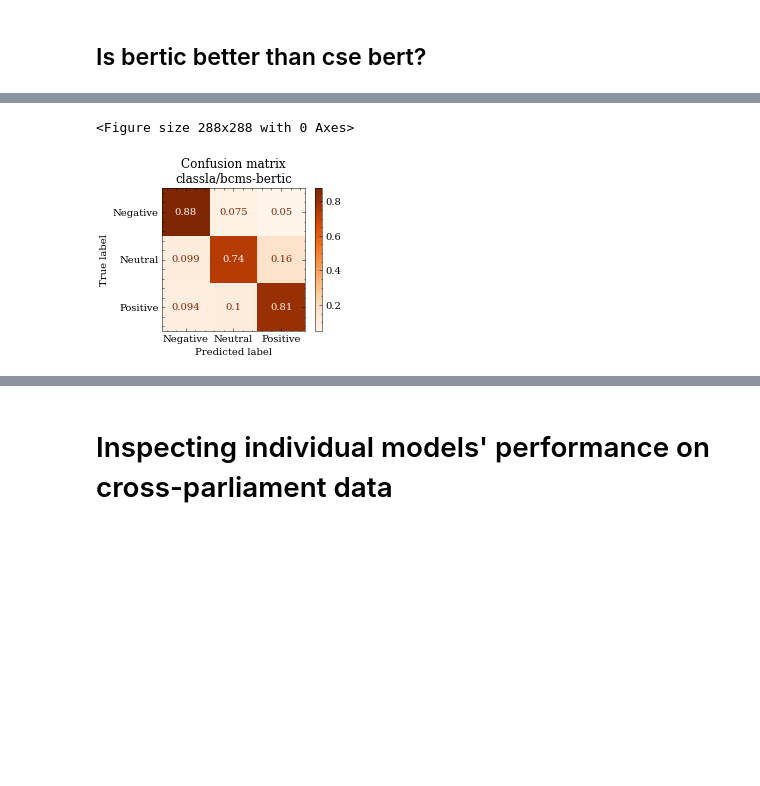
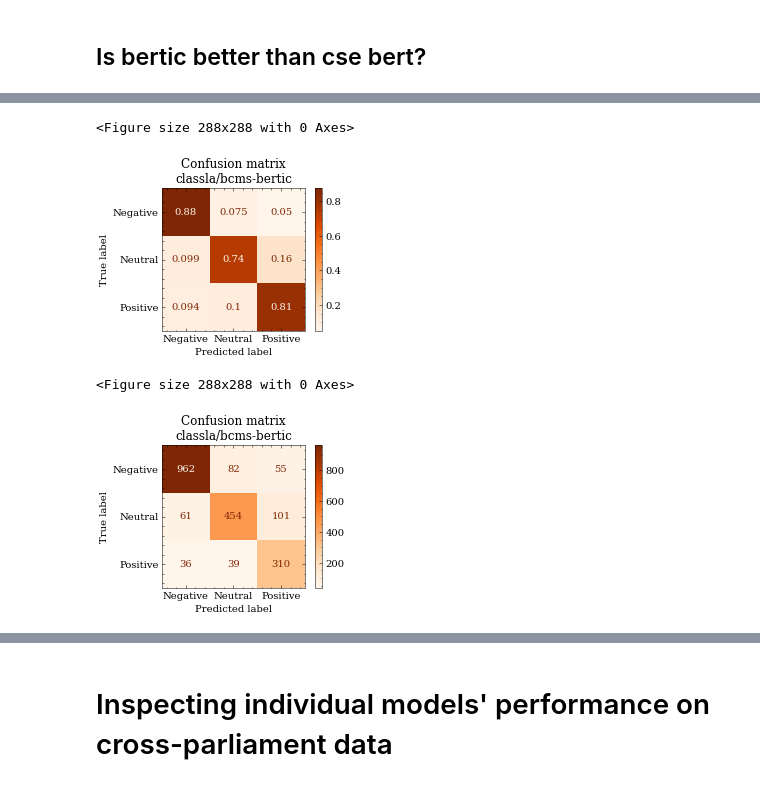
Before and after one commit to 5roop/task10, a Jupyter notebook: 007_results_analysis.ipynb, the cells around one changed output, grey strips where cells are left out. Cells and saved outputs as stored; diff of their text form; code cells hidden in the pictures; blank space fills up the shorter version.

Commit message:
Replot images

```diff
--- a/007_results_analysis.ipynb
+++ b/007_results_analysis.ipynb
@@ -105,30 +107,48 @@ u = UnitRegistry()
 # %%
 C_model_bertic = df.model_name == "classla/bcms-bertic"
 
 subset = df[C_trained_on_train & C_evaled_on_test & C_model_bertic
 ]
 import numpy as np
 y_true = np.array([np.array(i) for i in subset.y_true]).reshape(-1)
 y_pred = np.array([np.array(i) for i in subset.y_pred]).reshape(-1)
 
 import matplotlib.pyplot as plt
 plt.style.use("science no-latex".split())
 plt.figure(figsize=(4,4))
 from sklearn.metrics import ConfusionMatrixDisplay
 
 ConfusionMatrixDisplay.from_predictions(
    y_true, y_pred, cmap="Oranges", labels=["Negative", "Neutral", "Positive"],
    normalize="true"
    )
 
 plt.title(f"Confusion matrix\nclassla/bcms-bertic")
 plt.savefig("images/007_bertic_cm_normalized_true.png")
 plt.savefig("images/007_bertic_cm_normalized_true.pdf")
 
 plt.show()
+
+import matplotlib.pyplot as plt
+plt.style.use("science no-latex".split())
+plt.figure(figsize=(4,4))
+from sklearn.metrics import ConfusionMatrixDisplay
+
+ConfusionMatrixDisplay.from_predictions(
+   y_true, y_pred, cmap="Oranges", labels=["Negative", "Neutral", "Positive"],
+   # normalize="true"
+   )
+
+plt.title(f"Confusion matrix\nclassla/bcms-bertic")
+plt.savefig("images/007_bertic_cm_normalized_none.png")
+plt.savefig("images/007_bertic_cm_normalized_none.pdf")
+
+plt.show()
 # %% [output]
 <Figure size 288x288 with 0 Axes>
 [figure]
+<Figure size 288x288 with 0 Axes>
+[figure, added]
 # %%
 subset
 # %% [output]
```
Also changed, not shown: parts of 5 cells of this notebook, 16 other files.
